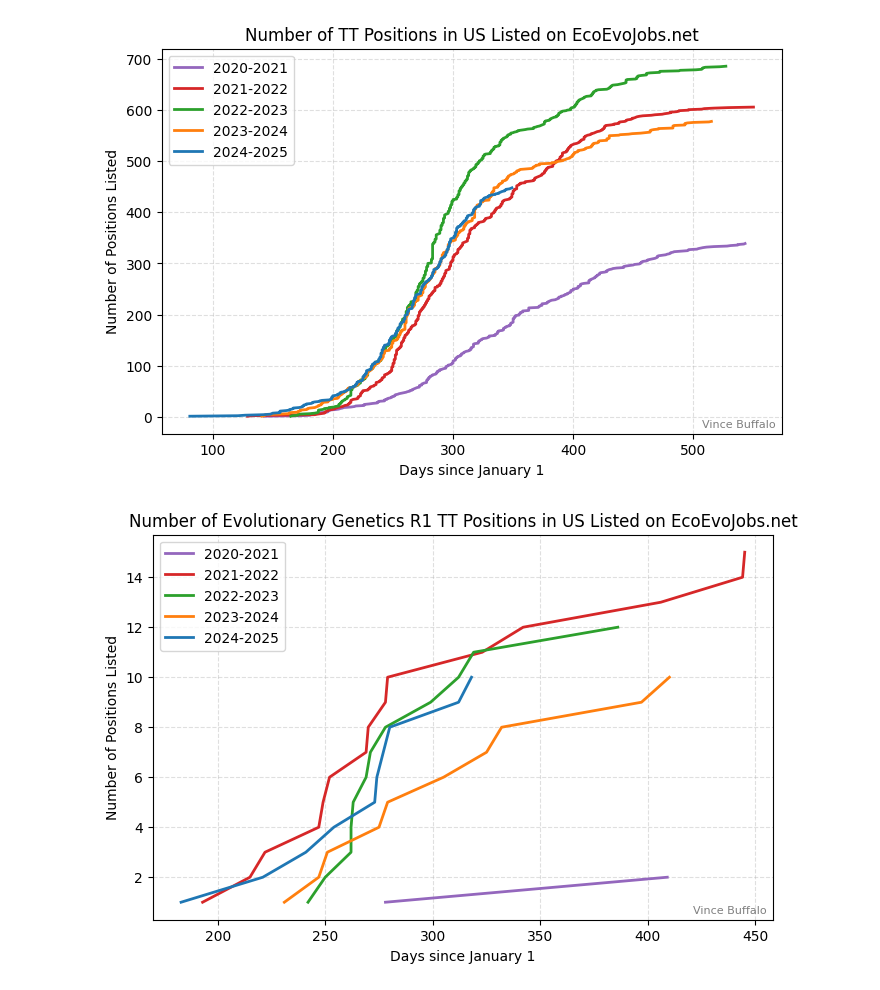
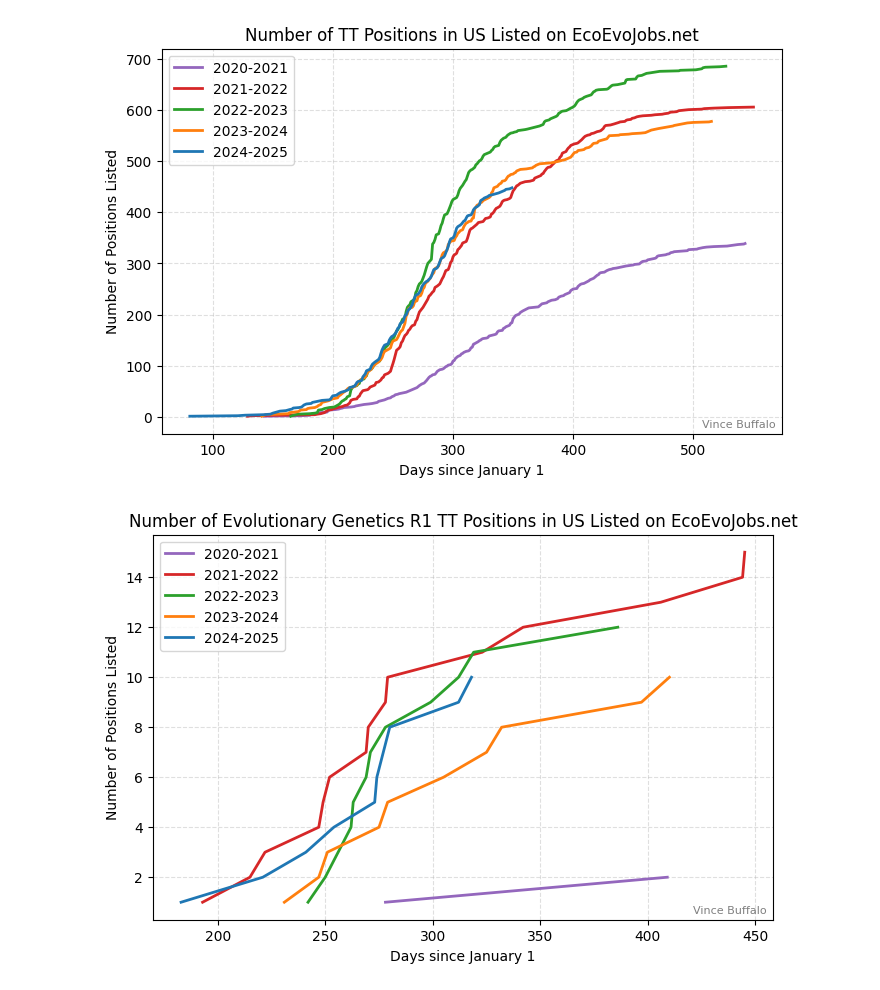
Before and after one commit to vsbuffalo/ecoevojobs, a Jupyter notebook: analysis.ipynb, the cells around one changed output. Cells and saved outputs as stored; diff of their text form; code cells hidden in the pictures.

Commit message:
Fixed minor bug in rolling counts

```diff
--- a/analysis.ipynb
+++ b/analysis.ipynb
@@ -66,11 +66,17 @@ def add_rolling_count(df):
     assert len(set(season)) == 1
     season = season[0]
     start_year, end_year = tuple(map(int, season.split('-')))
-    return (df
-            .with_columns(
+    df = df.with_columns(
               day_of_season = (pl.col('timestamp') - pl.date(month=1, day=1, year=start_year)).dt.total_days(),
-              running_count = pl.arange(1, df.height + 1)
-          ))
+          )
+    df = (df
+          .select('season', 'day_of_season', 'is_r1')
+          .group_by('day_of_season')
+          .len()
+          .sort('day_of_season')
+          .with_columns(pl.col('len').cum_sum().alias('cumulative'))
+         )
+    return df
 # %%
 # Colors for figure
 colors = {'2020-2021':'#9467bd',
@@ -89,10 +95,9 @@ for (season, dfy) in df_us.group_by('season', maintain_order=True):
     color = colors[season[0]]
     df_r1 = dfy.filter(pl.col('is_r1'))
     df_r1 = add_rolling_count(df_r1)
-    ax.plot(df_r1['day_of_season'], df_r1['running_count'], color=color, linewidth=2)
-
+    ax.plot(df_r1['day_of_season'], df_r1['cumulative'], color=color, linewidth=2)
     dfy_all = add_rolling_count(dfy)
-    ax.plot(dfy_all['day_of_season'], dfy_all['running_count'], color=color, linewidth=2, linestyle='dashed')
+    ax.plot(dfy_all['day_of_season'], dfy_all['cumulative'], color=color, linewidth=2, linestyle='dashed')
 
 # Add years to legend
 for season in sorted(df_us['season'].unique()):
@@ -124,7 +129,7 @@ fig, ax = plt.subplots(figsize=(8, 5))
 for (season, dfy) in df_us.group_by('season', maintain_order=True):
     color = colors[season[0]]
     dfy = add_rolling_count(dfy)
-    ax.plot(dfy['day_of_season'], dfy['running_count'], label=season, color=color, linewidth=2)
+    ax.plot(dfy['day_of_season'], dfy['cumulative'], label=season, color=color, linewidth=2)
 
 ax.set_title("Number of TT Positions in US Listed on EcoEvoJobs.net")
 ax.set_ylabel('Number of Positions Listed')
@@ -189,26 +194,26 @@ evol_gen_fields = [field.lower() for field in evol_gen_fields]
 # %%
 fig, ax = plt.subplots(figsize=(8, 5))
 
 for (season, dfy) in df_us.group_by('season', maintain_order=True):
     color = colors[season[0]]
     dfy = dfy.filter(pl.col('subject_area').str.to_lowercase().is_in(evol_gen_fields), pl.col('is_r1'))
     dfy = add_rolling_count(dfy)
-    ax.plot(dfy['day_of_season'], dfy['running_count'], label=season, color=color, linewidth=2)
+    ax.plot(dfy['day_of_season'], dfy['cumulative'], label=season, color=color, linewidth=2)
 
 ax.set_title("Number of Evolutionary Genetics R1 TT Positions in US Listed on EcoEvoJobs.net")
 ax.set_ylabel('Number of Positions Listed')
 ax.set_xlabel('Days since January 1')
 ax.legend(frameon=True)
 ax.grid(**grid_params)
 
 ax.text(0.99, 0.01, 'Vince Buffalo',
         transform=ax.transAxes,
         ha='right',
         va='bottom',
         alpha=0.5,
         fontsize=8)
 
 fig.savefig("figures/evoevojobs_evolgen.pdf")
 fig.savefig("figures/evoevojobs_evolgen.png")
 # %% [output]
-[figure, old version]
+[figure, new version]
```
Also changed, not shown: parts of 2 cells of this notebook, 6 other files.
